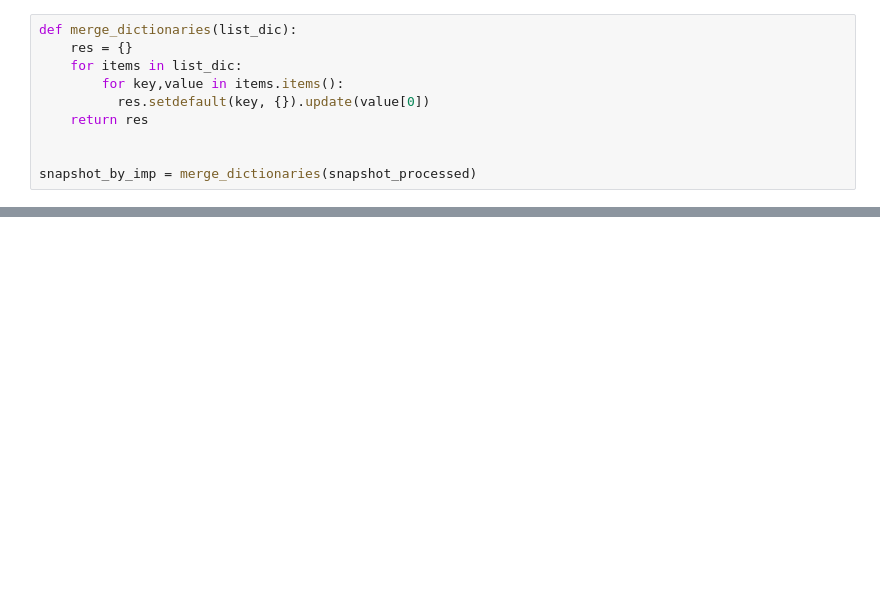
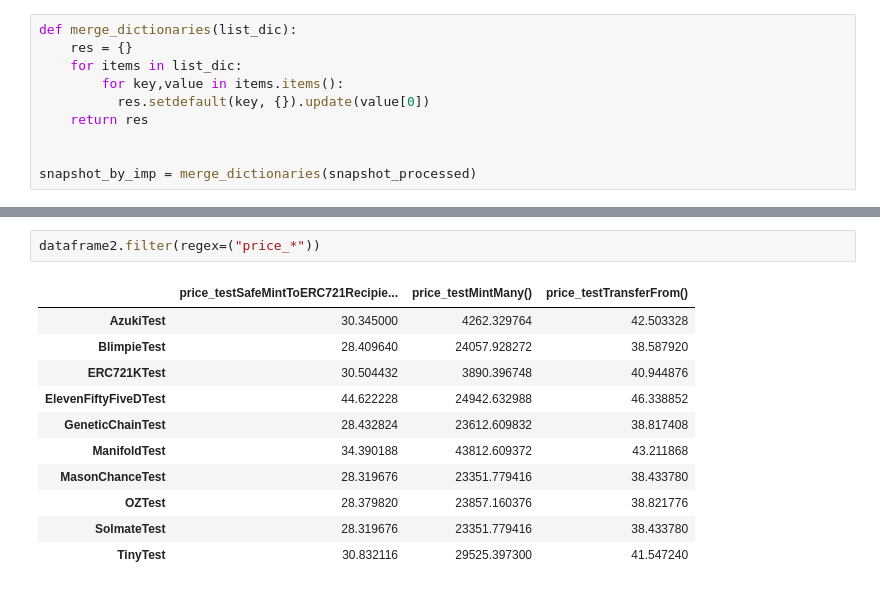
Before and after one commit to finiam/erc721-gas-wars, a Jupyter notebook: analysis.ipynb, the cells around one changed output, grey strips where cells are left out. Drawn from its saved outputs; the diff is of its cells as text; blank space fills up the shorter version.

```diff
--- a/analysis.ipynb
+++ b/analysis.ipynb
@@ -122,0 +147,14 @@ dataframe2['testSafeMintToERC721Recipient()'].sort_values().plot.barh(logx=True)
+# %%
+dataframe2.filter(regex=("price_*"))
+# %% [output]
+|  | price_testSafeMintToERC721Recipie... | price_testMintMany() | price_testTransferFrom() |
+| AzukiTest | 30.345000 | 4262.329764 | 42.503328 |
+| BlimpieTest | 28.409640 | 24057.928272 | 38.587920 |
+| ERC721KTest | 30.504432 | 3890.396748 | 40.944876 |
+| ElevenFiftyFiveDTest | 44.622228 | 24942.632988 | 46.338852 |
+| GeneticChainTest | 28.432824 | 23612.609832 | 38.817408 |
+| ManifoldTest | 34.390188 | 43812.609372 | 43.211868 |
+| MasonChanceTest | 28.319676 | 23351.779416 | 38.433780 |
+| OZTest | 28.379820 | 23857.160376 | 38.821776 |
+| SolmateTest | 28.319676 | 23351.779416 | 38.433780 |
+| TinyTest | 30.832116 | 29525.397300 | 41.547240 |
```
Also changed, not shown: parts of 10 cells of this notebook, 3 other files.
